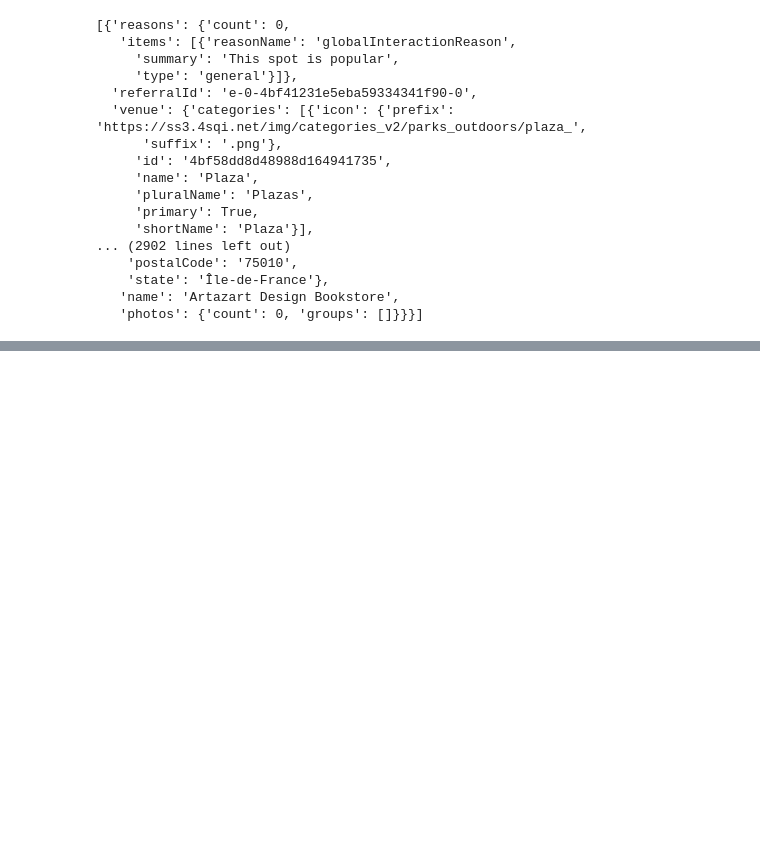
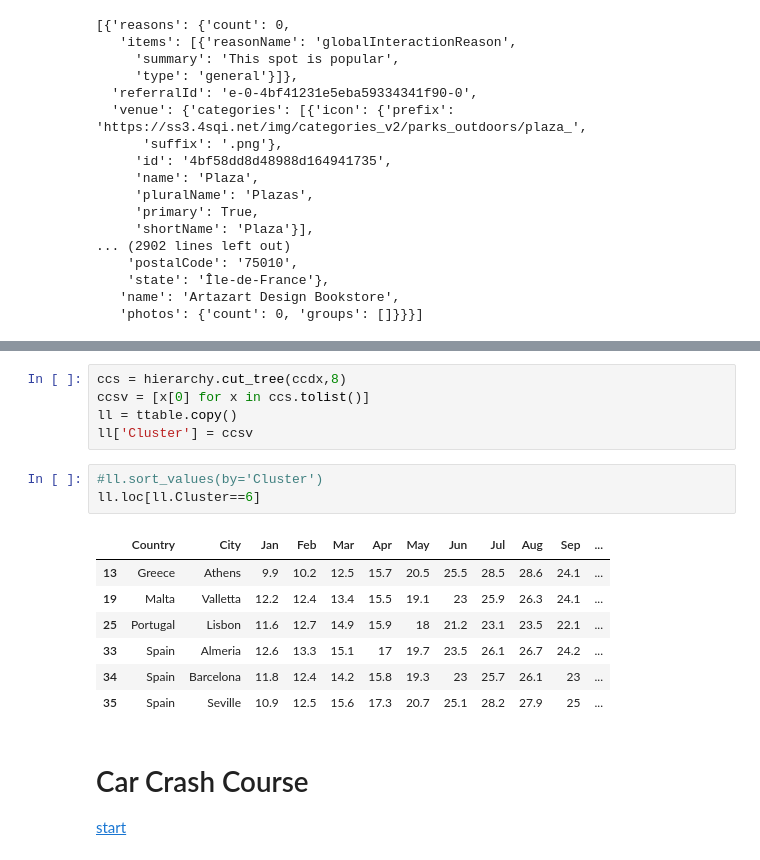
Before and after one commit to rareal/Coursera_Capstone, a Jupyter notebook: Final_project_tests.ipynb, the cells around one changed output, grey strips where cells are left out. Cells and saved outputs as stored; diff of their text form; blank space fills up the shorter version.

```diff
--- a/Final_project_tests.ipynb
+++ b/Final_project_tests.ipynb
@@ -122,0 +278,19 @@ FSresults['response']['groups'][0]['items']
+# %%
+ccs = hierarchy.cut_tree(ccdx,8)
+ccsv = [x[0] for x in ccs.tolist()]
+ll = ttable.copy()
+ll['Cluster'] = ccsv
+# %%
+#ll.sort_values(by='Cluster')
+ll.loc[ll.Cluster==6]
+# %% [output]
+|  | Country | City | Jan | Feb | Mar | Apr | May | Jun | Jul | Aug | Sep | ... |
+| 13 | Greece | Athens | 9.9 | 10.2 | 12.5 | 15.7 | 20.5 | 25.5 | 28.5 | 28.6 | 24.1 | ... |
+| 19 | Malta | Valletta | 12.2 | 12.4 | 13.4 | 15.5 | 19.1 | 23 | 25.9 | 26.3 | 24.1 | ... |
+| 25 | Portugal | Lisbon | 11.6 | 12.7 | 14.9 | 15.9 | 18 | 21.2 | 23.1 | 23.5 | 22.1 | ... |
+| 33 | Spain | Almeria | 12.6 | 13.3 | 15.1 | 17 | 19.7 | 23.5 | 26.1 | 26.7 | 24.2 | ... |
+| 34 | Spain | Barcelona | 11.8 | 12.4 | 14.2 | 15.8 | 19.3 | 23 | 25.7 | 26.1 | 23 | ... |
+| 35 | Spain | Seville | 10.9 | 12.5 | 15.6 | 17.3 | 20.7 | 25.1 | 28.2 | 27.9 | 25 | ... |
+# %% [markdown]
+# Car Crash Course
+[start](#Start)
```
Also changed, not shown: parts of 16 cells of this notebook.
